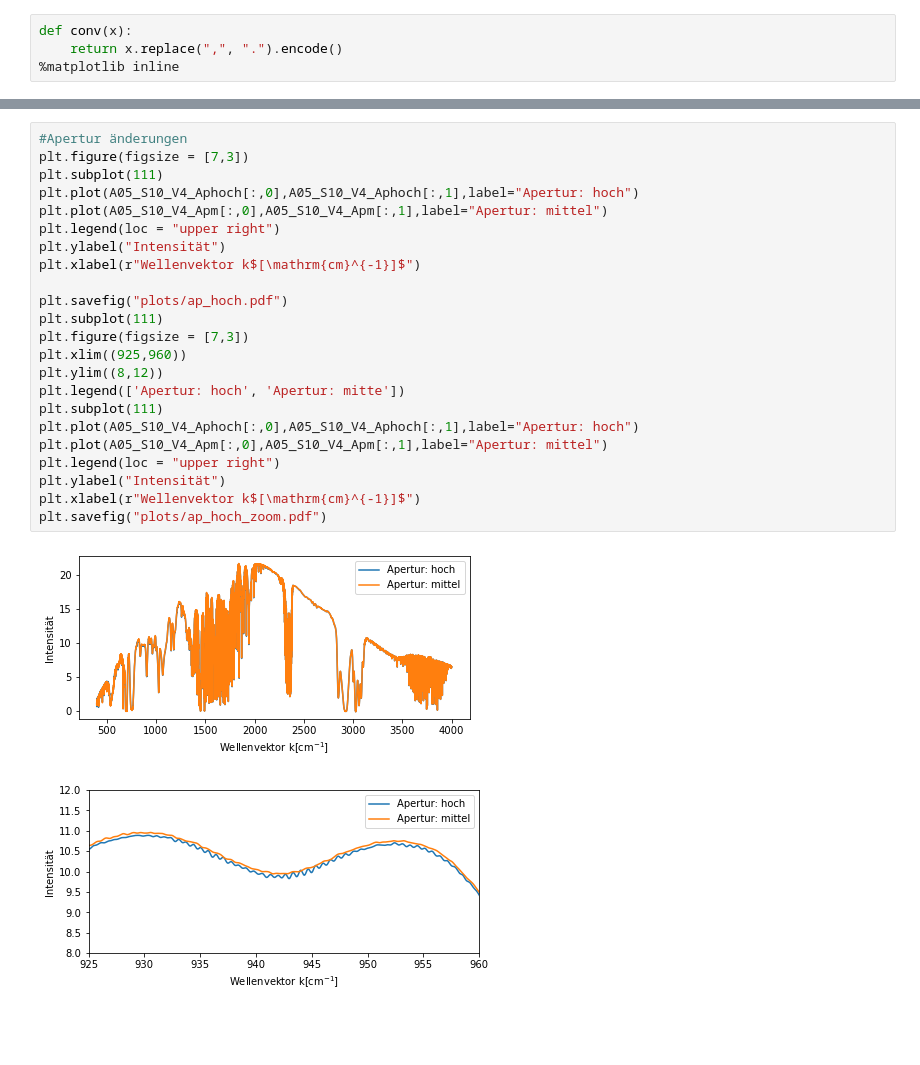
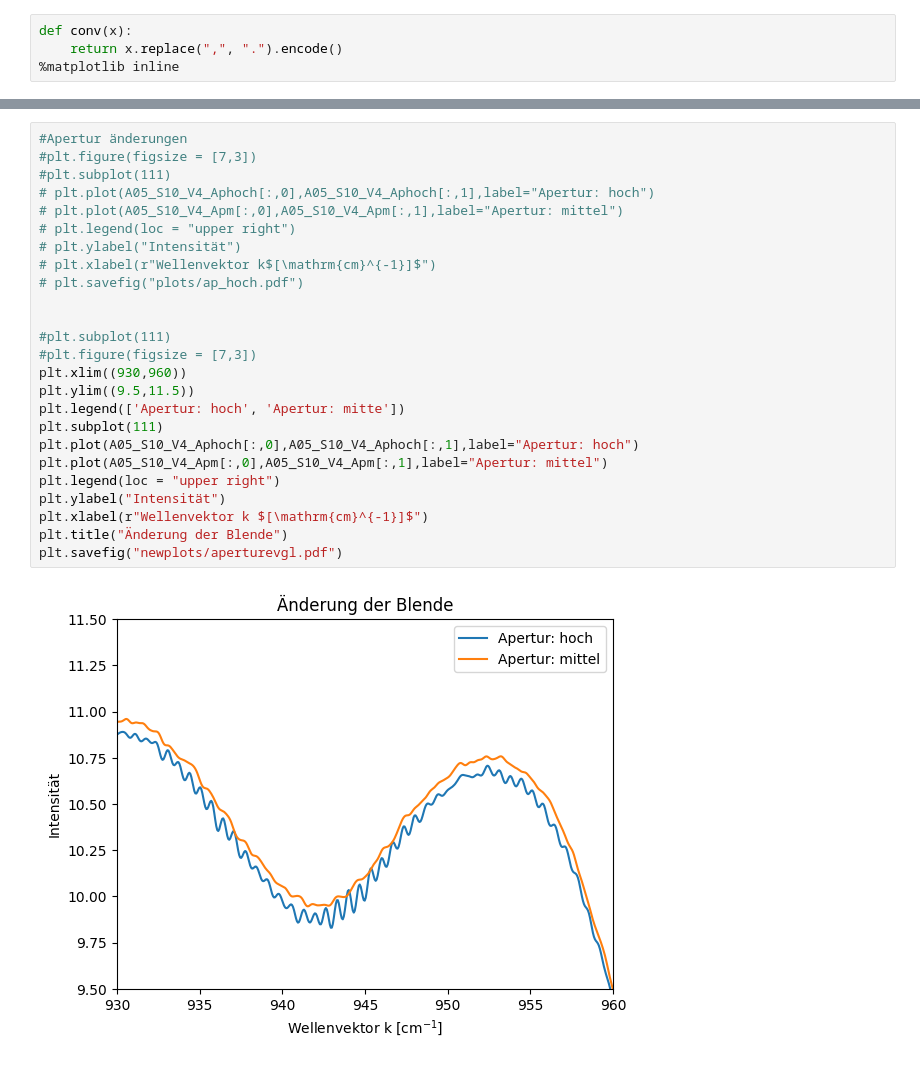
Before and after one commit to iLoveeMilkaa/M1-Lab, a Jupyter notebook: Aufgabe 1.ipynb, the cells around one changed output, grey strips where cells are left out. Cells and saved outputs as stored; diff of their text form; blank space fills up the shorter version.

```diff
--- a/Aufgabe 1.ipynb
+++ b/Aufgabe 1.ipynb
@@ -26,28 +50,29 @@ NameError: name 'np' is not defined
 # %%
 #Apertur änderungen
-plt.figure(figsize = [7,3])
-plt.subplot(111)
-plt.plot(A05_S10_V4_Aphoch[:,0],A05_S10_V4_Aphoch[:,1],label="Apertur: hoch")
-plt.plot(A05_S10_V4_Apm[:,0],A05_S10_V4_Apm[:,1],label="Apertur: mittel")
-plt.legend(loc = "upper right")
-plt.ylabel("Intensität")
-plt.xlabel(r"Wellenvektor k$[\mathrm{cm}^{-1}]$")
+#plt.figure(figsize = [7,3])
+#plt.subplot(111)
+# plt.plot(A05_S10_V4_Aphoch[:,0],A05_S10_V4_Aphoch[:,1],label="Apertur: hoch")
+# plt.plot(A05_S10_V4_Apm[:,0],A05_S10_V4_Apm[:,1],label="Apertur: mittel")
+# plt.legend(loc = "upper right")
+# plt.ylabel("Intensität")
+# plt.xlabel(r"Wellenvektor k$[\mathrm{cm}^{-1}]$")
+# plt.savefig("plots/ap_hoch.pdf")
 
-plt.savefig("plots/ap_hoch.pdf")
-plt.subplot(111)
-plt.figure(figsize = [7,3])
-plt.xlim((925,960))
-plt.ylim((8,12))
+
+#plt.subplot(111)
+#plt.figure(figsize = [7,3])
+plt.xlim((930,960))
+plt.ylim((9.5,11.5))
 plt.legend(['Apertur: hoch', 'Apertur: mitte'])
 plt.subplot(111)
 plt.plot(A05_S10_V4_Aphoch[:,0],A05_S10_V4_Aphoch[:,1],label="Apertur: hoch")
 plt.plot(A05_S10_V4_Apm[:,0],A05_S10_V4_Apm[:,1],label="Apertur: mittel")
 plt.legend(loc = "upper right")
 plt.ylabel("Intensität")
-plt.xlabel(r"Wellenvektor k$[\mathrm{cm}^{-1}]$")
-plt.savefig("plots/ap_hoch_zoom.pdf")
+plt.xlabel(r"Wellenvektor k $[\mathrm{cm}^{-1}]$")
+plt.title("Änderung der Blende")
+plt.savefig("newplots/aperturevgl.pdf")
 # %% [output]
-[figure, old version]
+[figure, new version]
-[figure, removed]
 # %%
 #Schritt änderungen
```
Also changed, not shown: parts of 9 cells of this notebook, 18 other files.
